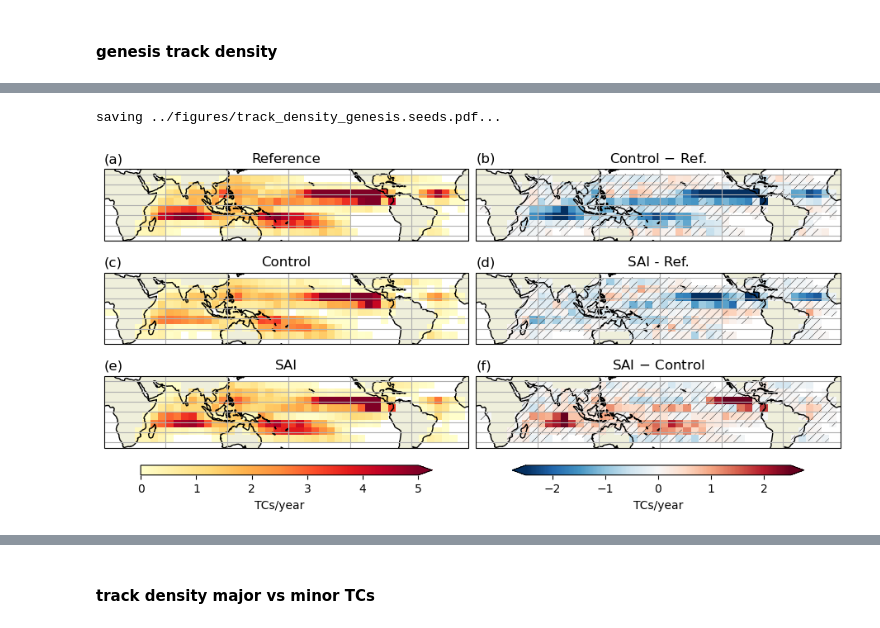
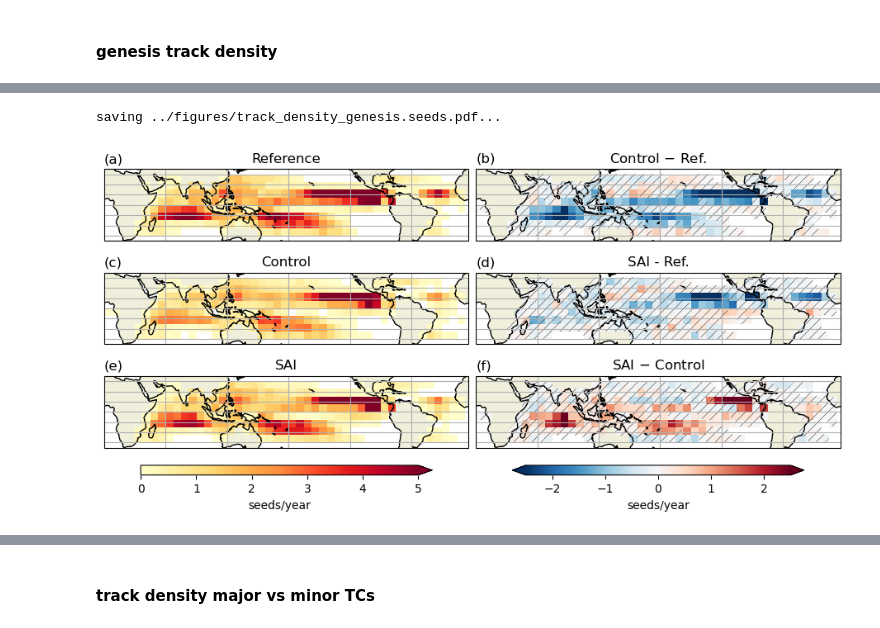
Before and after one commit to JdeJong96/TCs-under-SAI, a Jupyter notebook: analysis/notebooks/seeds.ipynb, the cells around one changed output, grey strips where cells are left out. Cells and saved outputs as stored; diff of their text form; code cells hidden in the pictures.

```diff
--- a/analysis/notebooks/seeds.ipynb
+++ b/analysis/notebooks/seeds.ipynb
@@ -383,36 +387,36 @@ si = ax.contourf(x, y, mask, hatches=['','///'], alpha=0, transform=ccrs.PlateCa
 ax = axs[1,1] # SAI-Ref track density
 exps = 'SAI2050-Reference'
 cfdata = hists[exps]
 cf = cfdata.plot(ax=ax, **vlims['diff'], cmap='RdBu_r', **kwargs)
 mask = xr.where(np.abs(cfdata) < (Zsig*stderr[exps]), True, False).transpose('xbins','ybins')
 x,y = np.meshgrid(mask.xbins, mask.ybins, indexing='ij')
 si = ax.contourf(x, y, mask, hatches=['','///'], alpha=0, transform=ccrs.PlateCarree())
 
 ax = axs[2,1] # SAI-RCP track density
 exps = 'SAI2050-RCP8.5'
 cfdata = hists[exps]
 cf = cfdata.plot(ax=ax, **vlims['diff'], cmap='RdBu_r', **kwargs)
 mask = xr.where(np.abs(cfdata) < (Zsig*stderr[exps]), True, False).transpose('xbins','ybins')
 x,y = np.meshgrid(mask.xbins, mask.ybins, indexing='ij')
 si = ax.contourf(x, y, mask, hatches=['','///'], alpha=0, transform=ccrs.PlateCarree())
 
 for ax,(lab,title) in zip(axs.flatten(), titles.items()):
     ax.gridlines()
     ax.coastlines()
     ax.add_feature(cfeature.LAND)
     ax.set_title(title)
     ax.set_title(lab, loc='left')
     ax.set_extent((0,356,-35,35), crs=ccrs.PlateCarree())
 
 cb = fig.colorbar(cf, ax=axs[:,1], extend='both', **cbkwargs)
-cb.ax.set_xlabel('TCs/year')
+cb.ax.set_xlabel('seeds/year')
 cb = fig.colorbar(cf_ref, ax=axs[:,0], extend='max', **cbkwargs)
-cb.ax.set_xlabel('TCs/year')
+cb.ax.set_xlabel('seeds/year')
 
 tracks.savefig(fig, fname, **savefigkwargs)
 # %% [output]
 saving ../figures/track_density_genesis.seeds.pdf...
-[figure, old version]
+[figure, new version]
 # %%
 %%time
 
```
Also changed, not shown: parts of 10 cells of this notebook, 11 other files.
